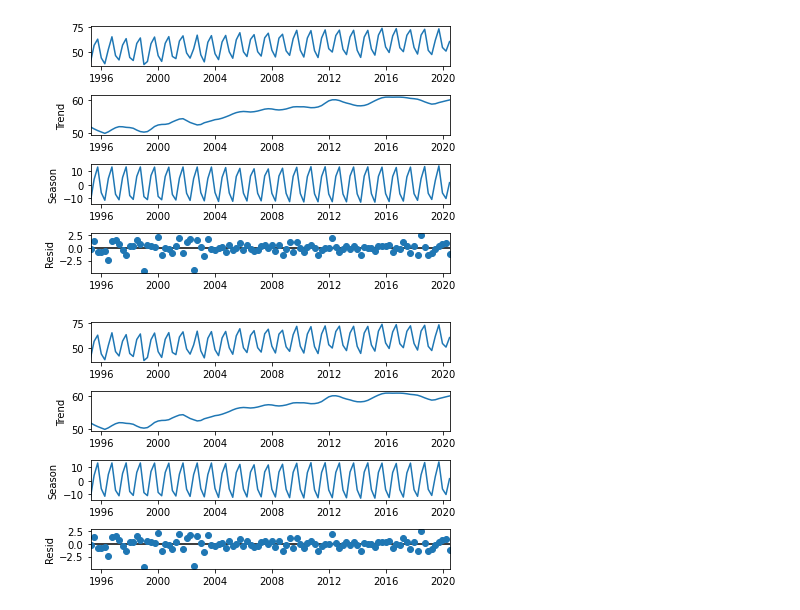
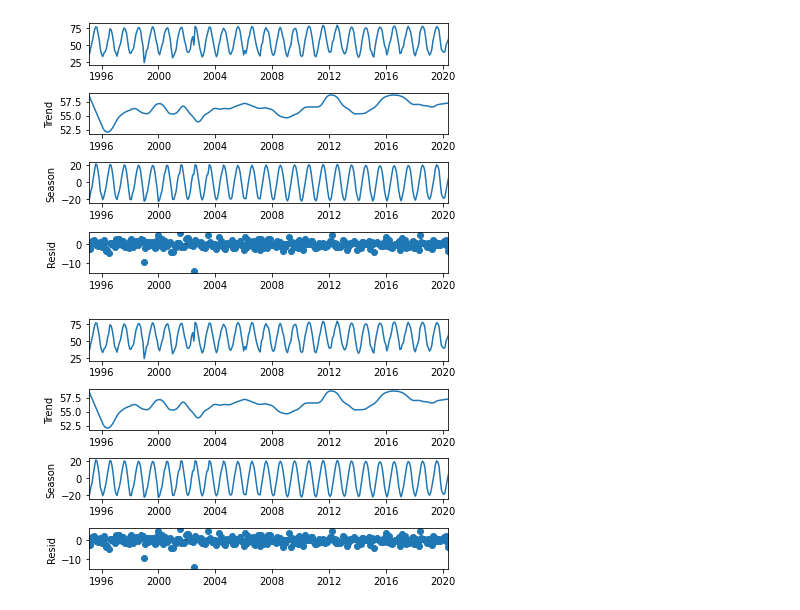
Before and after one commit to whistlepark/cogs109_final, a Jupyter notebook: Notebooks/Train.ipynb, the cells around one changed output. Saved outputs shown, nothing was run; the diff lists cells and outputs as text; code cells hidden in the pictures.

Commit message:
images + lots of code

```diff
--- a/Notebooks/Train.ipynb
+++ b/Notebooks/Train.ipynb
@@ -45,3 +43,3 @@ df[(df.Country=='US')&(df.AvgTemperature>-99)].size
 # %%
-df_all = df.groupby([pd.Grouper(key='Date',freq='Q')]).mean().unstack(level=0).reindex().AvgTemperature
-df_all.where(df_us>-99,inplace=True)
+df_us_m = df[df['Country']=='US'].groupby([pd.Grouper(key='Date',freq='M')]).mean().unstack(level=0).reindex().AvgTemperature
+df_us_m.where(df_us_m>-99,inplace=True)
@@ -52,0 +46,8 @@ df_all.interpolate(method='time').plot()
+# %%
+df_us_m.interpolate(method='time',inplace=True)
+df_us_m.plot(title='United States (Monthly-Avg)',figsize=(15,7),label='AvgTemperature')
+plt.axhline(df_us_m.mean(),color='r',label='Mean')
+plt.axhspan(df_us_m.mean()-df_us_m.std(),df_us_m.mean()+df_us_m.std(),alpha=0.5,color='coral',label='std')
+plt.ylabel('Avg. Temperature (F)')
+plt.legend()
+plt.savefig('./Images/US/us_1m_plot.jpeg')
@@ -53,6 +63,6 @@ df_all.interpolate(method='time').plot()
 # %%
-model = STL(df_all).fit()
+model = STL(df_us_m).fit()
 model.plot()
 # %% [output]
-[figure, old version]
+[figure, new version]
-[figure, old version]
+[figure, new version]
```
Also changed, not shown: parts of 35 cells of this notebook, 7 other files.
